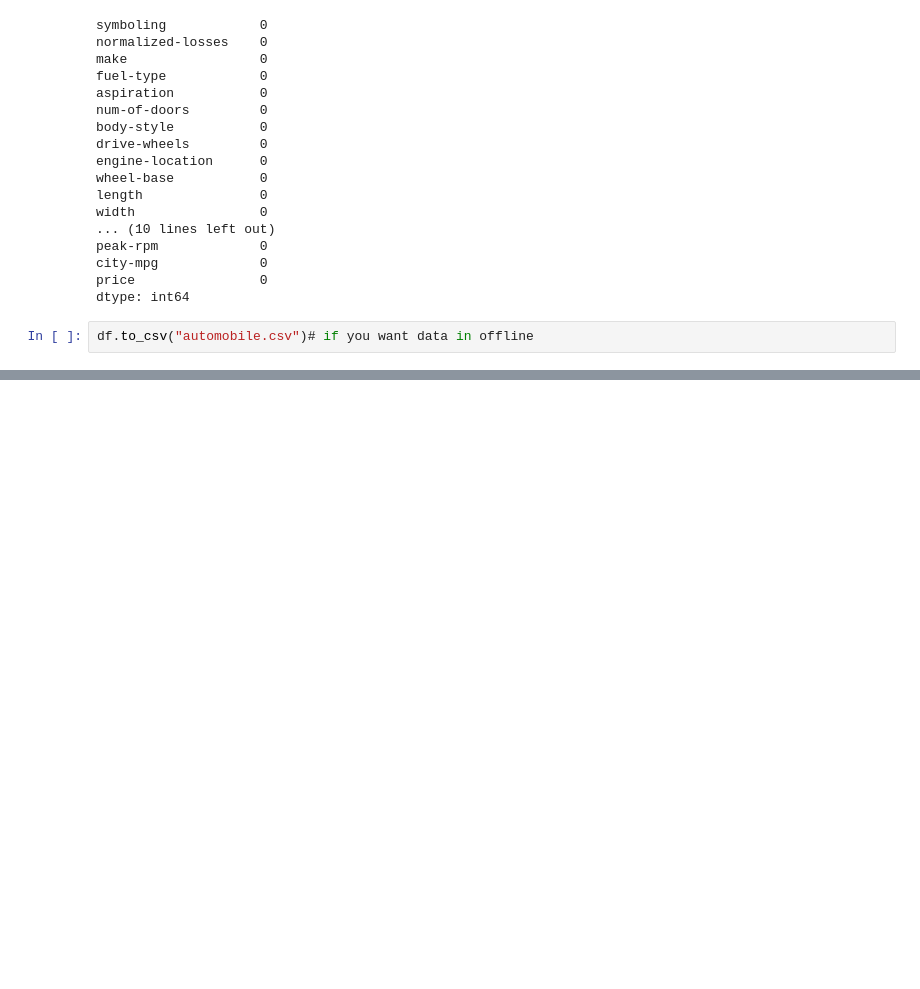
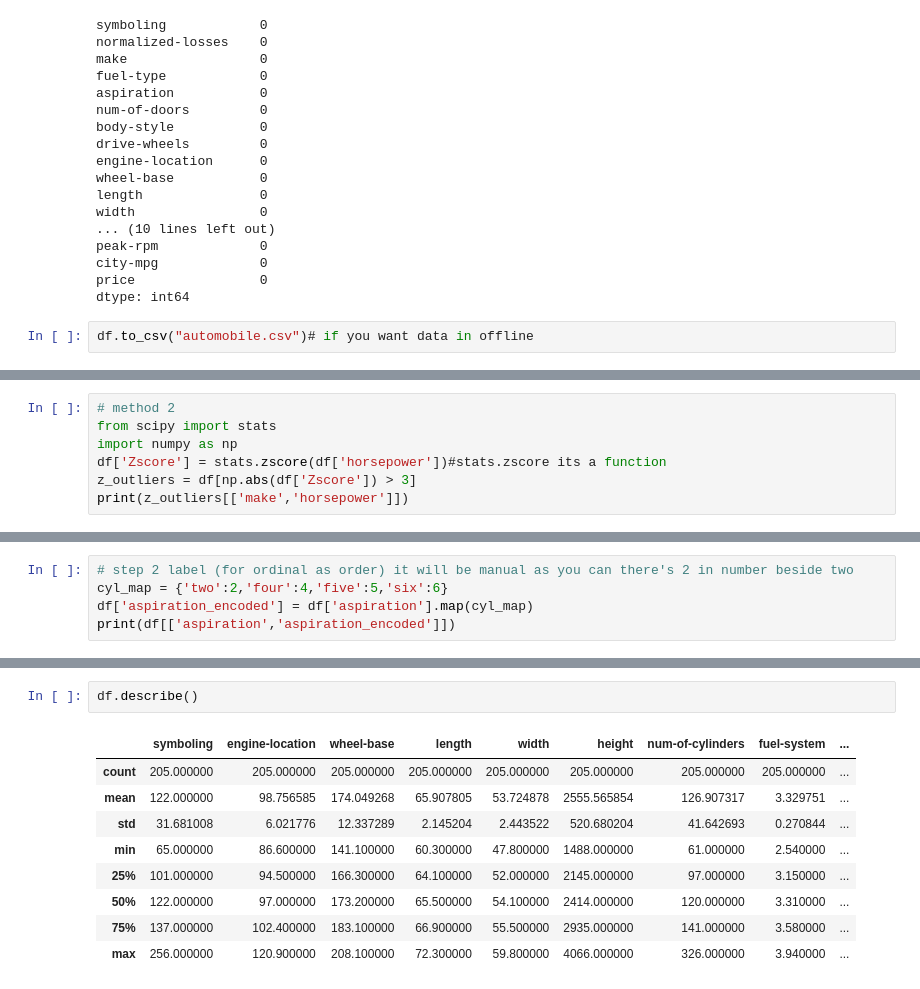
Before and after one commit to malharlohakre/Machine-Learning-, a Jupyter notebook: EDA.01.ipynb, the cells around one changed output, grey strips where cells are left out. Saved outputs shown, nothing was run; the diff lists cells and outputs as text; blank space fills up the shorter version.

```diff
--- a/EDA.01.ipynb
+++ b/EDA.01.ipynb
@@ -267,0 +312,7 @@ df.to_csv("automobile.csv")# if you want data in offline
+# %%
+# method 2
+from scipy import stats
+import numpy as np
+df['Zscore'] = stats.zscore(df['horsepower'])#stats.zscore its a function
+z_outliers = df[np.abs(df['Zscore']) > 3]
+print(z_outliers[['make','horsepower']])
@@ -267,0 +348,5 @@ df.to_csv("automobile.csv")# if you want data in offline
+# %%
+# step 2 label (for ordinal as order) it will be manual as you can there's 2 in number beside two
+cyl_map = {'two':2,'four':4,'five':5,'six':6}
+df['aspiration_encoded'] = df['aspiration'].map(cyl_map)
+print(df[['aspiration','aspiration_encoded']])
@@ -267,0 +368,12 @@ df.to_csv("automobile.csv")# if you want data in offline
+# %%
+df.describe()
+# %% [output]
+|  | symboling | engine-location | wheel-base | length | width | height | num-of-cylinders | fuel-system | ... |
+| count | 205.000000 | 205.000000 | 205.000000 | 205.000000 | 205.000000 | 205.000000 | 205.000000 | 205.000000 | ... |
+| mean | 122.000000 | 98.756585 | 174.049268 | 65.907805 | 53.724878 | 2555.565854 | 126.907317 | 3.329751 | ... |
+| std | 31.681008 | 6.021776 | 12.337289 | 2.145204 | 2.443522 | 520.680204 | 41.642693 | 0.270844 | ... |
+| min | 65.000000 | 86.600000 | 141.100000 | 60.300000 | 47.800000 | 1488.000000 | 61.000000 | 2.540000 | ... |
+| 25% | 101.000000 | 94.500000 | 166.300000 | 64.100000 | 52.000000 | 2145.000000 | 97.000000 | 3.150000 | ... |
+| 50% | 122.000000 | 97.000000 | 173.200000 | 65.500000 | 54.100000 | 2414.000000 | 120.000000 | 3.310000 | ... |
+| 75% | 137.000000 | 102.400000 | 183.100000 | 66.900000 | 55.500000 | 2935.000000 | 141.000000 | 3.580000 | ... |
+| max | 256.000000 | 120.900000 | 208.100000 | 72.300000 | 59.800000 | 4066.000000 | 326.000000 | 3.940000 | ... |
```
Also changed, not shown: parts of 16 cells of this notebook.
